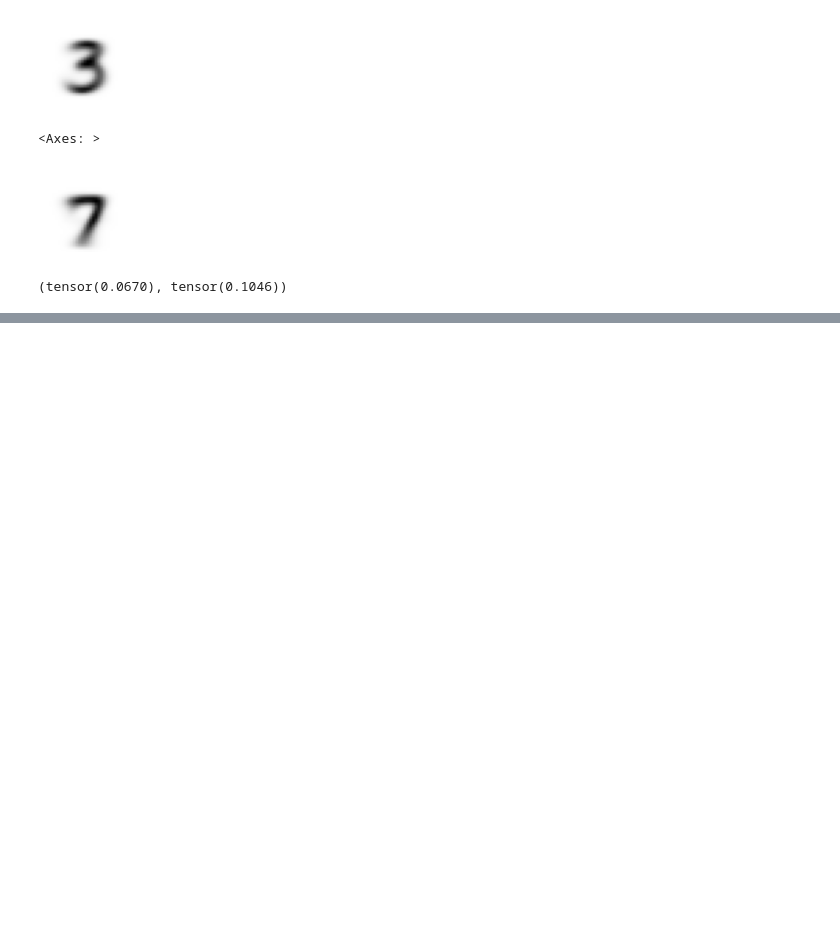
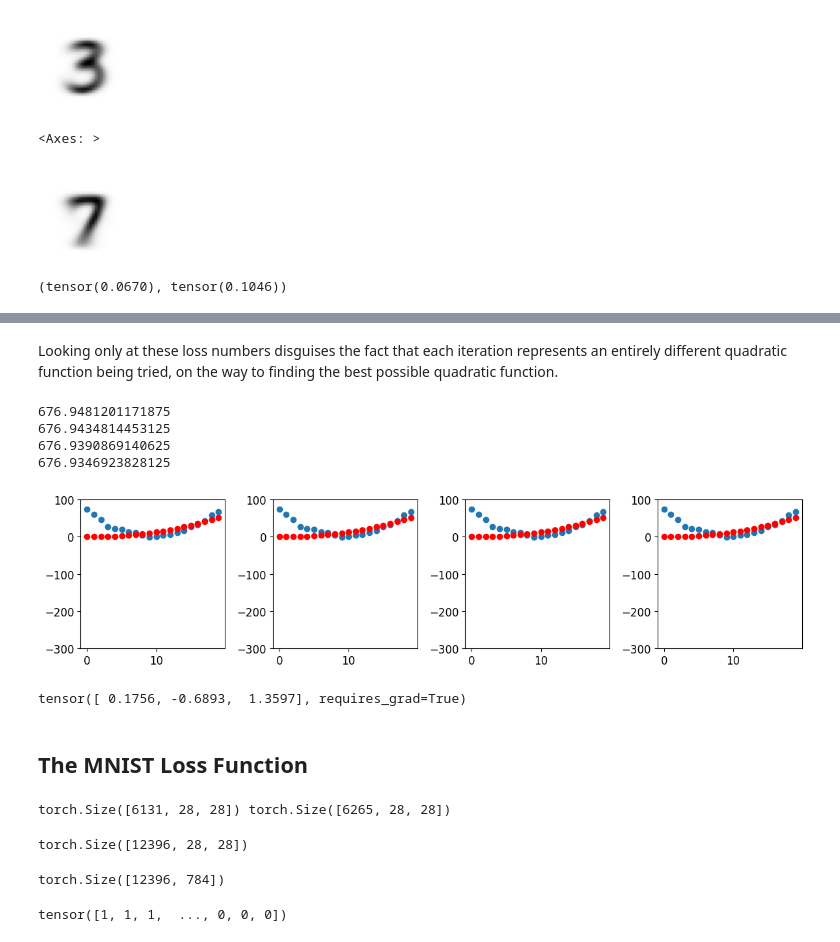
Before and after one commit to CuriousDima/ai, a Jupyter notebook: deep-learning/fastai-3-mnist/MNIST.ipynb, the cells around one changed output, grey strips where cells are left out. Saved outputs shown, nothing was run; the diff lists cells and outputs as text; code cells hidden in the pictures; blank space fills up the shorter version.

Commit message:
mnist notebook

```diff
--- a/deep-learning/fastai-3-mnist/MNIST.ipynb
+++ b/deep-learning/fastai-3-mnist/MNIST.ipynb
@@ -228,0 +416,9 @@ F.mse_loss(threes[112].float(), mean3), F.mse_loss(threes[112].float(), mean7) #
+# %%
+def apply_step(params, prn=True):
+    preds = f(time, params)
+    loss = mse(preds, speed)
+    loss.backward()
+    params.data -= lr * params.grad.data
+    params.grad = None
+    print(loss.item())
+    return preds
@@ -228,0 +439,39 @@ F.mse_loss(threes[112].float(), mean3), F.mse_loss(threes[112].float(), mean7) #
+# %% [markdown]
+Looking only at these loss numbers disguises the fact that each iteration represents an entirely different quadratic function being tried, on the way to finding the best possible quadratic function.
+# %%
+_,axs = plt.subplots(1,4,figsize=(12,3))
+for ax in axs: show_preds(apply_step(params, False), ax)
+plt.tight_layout()
+# %% [output]
+676.9481201171875
+676.9434814453125
+676.9390869140625
+676.9346923828125
+[figure, added]
+# %%
+params
+# %% [output]
+tensor([ 0.1756, -0.6893,  1.3597], requires_grad=True)
+# %% [markdown]
+## The MNIST Loss Function
+# %%
+print(threes.shape, sevens.shape)
+# %% [output]
+torch.Size([6131, 28, 28]) torch.Size([6265, 28, 28])
+# %%
+threes_sevents = torch.cat([threes, sevens]) # simple concatination
+print(threes_sevents.shape)
+# %% [output]
+torch.Size([12396, 28, 28])
+# %%
+# view's -1 is a special parameter to view that means "make this axis as big as necessary to fit all the data":
+train_x = threes_sevents.view(-1, 28*28)
+print(train_x.shape)
+# %% [output]
+torch.Size([12396, 784])
+# %%
+# Add labels.
+train_y_squeeze = tensor( [1]*len(threes) + [0]*len(sevens) )
+print(train_y_squeeze)
+# %% [output]
+tensor([1, 1, 1,  ..., 0, 0, 0])
```
Also changed, not shown: parts of 100 cells of this notebook.
